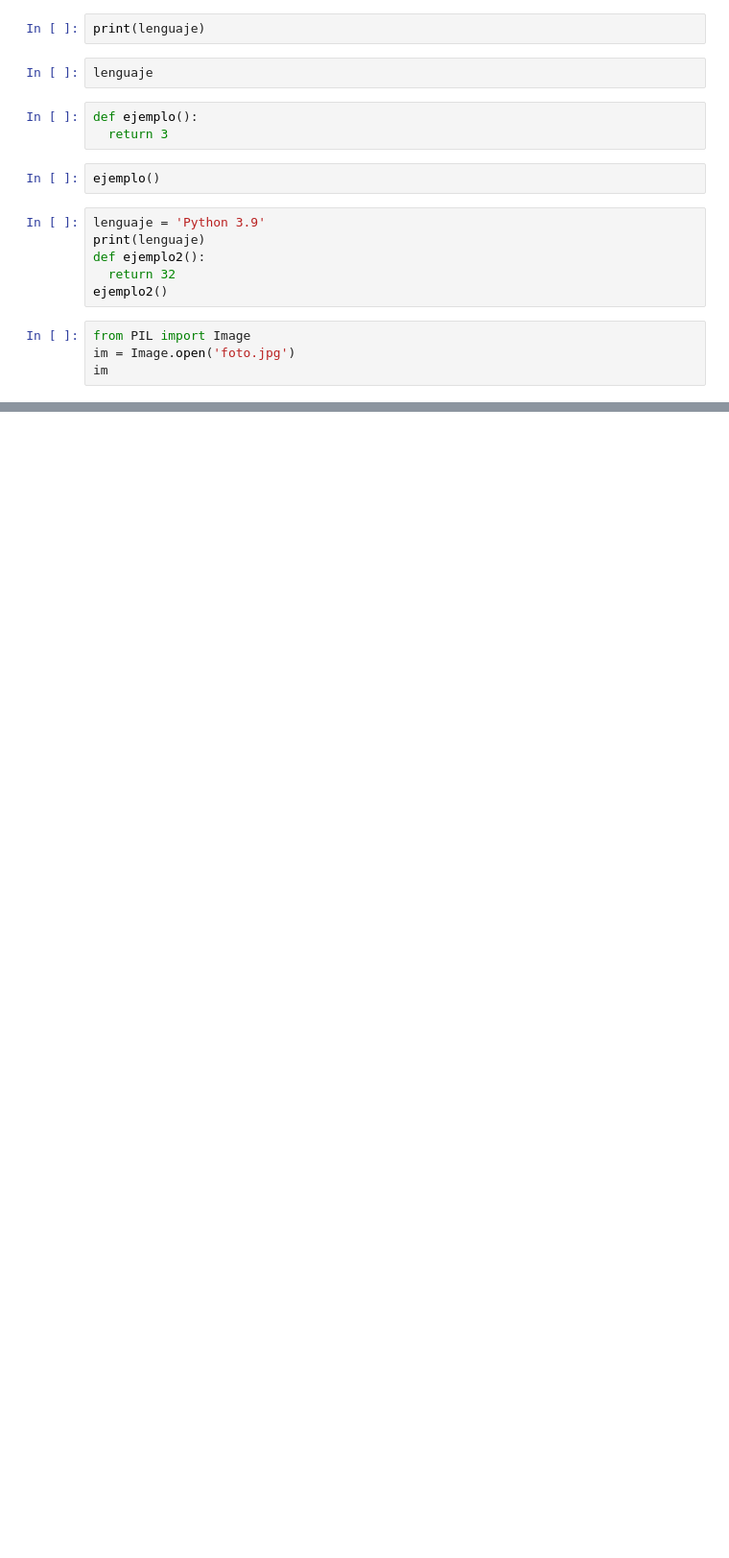
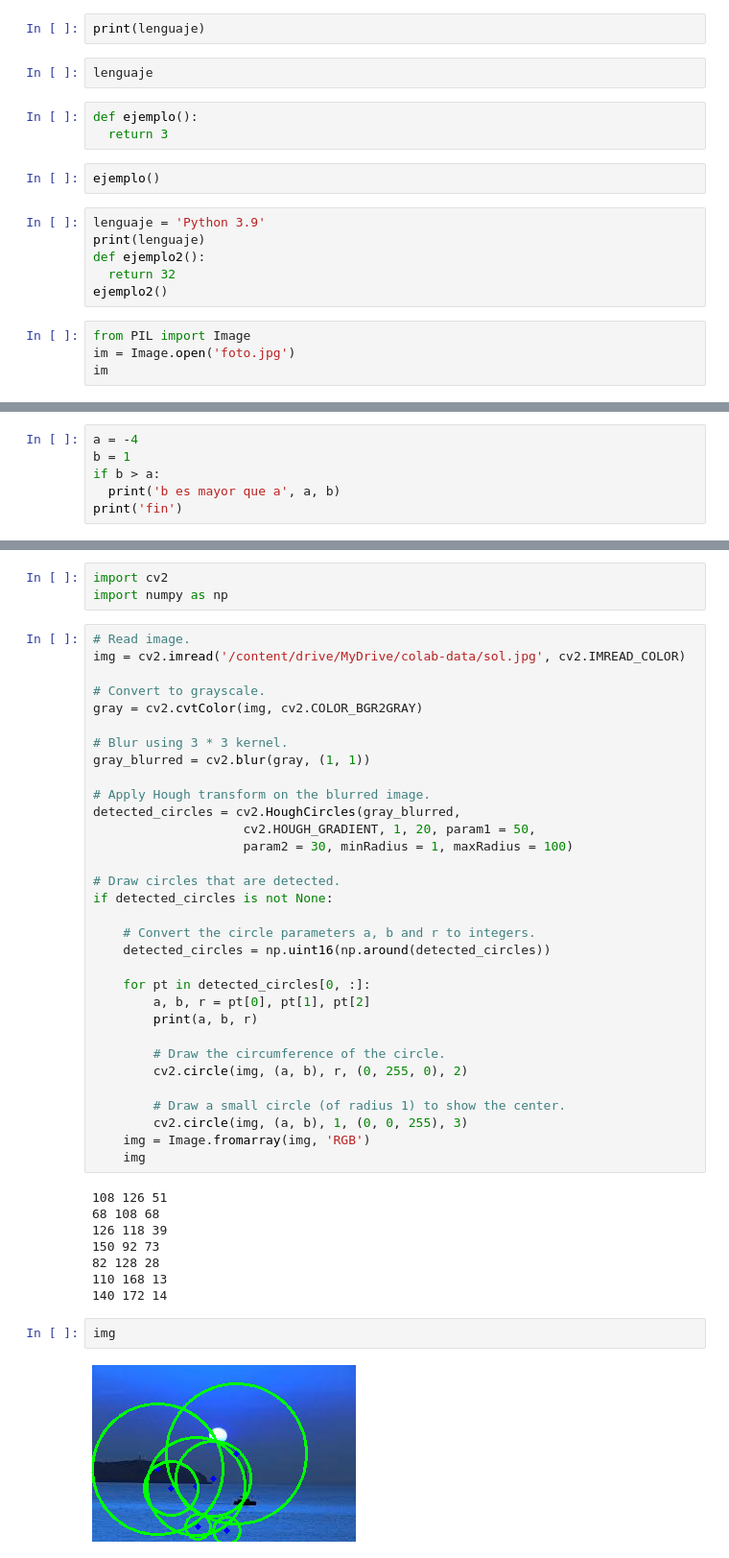
Before and after one commit to izvdawdwes/python-colab, a Jupyter notebook: daw_dwes_python_clase1.ipynb, the cells around one changed output, grey strips where cells are left out. Shown at 96% size. Drawn from its saved outputs; the diff is of its cells as text; blank space fills up the shorter version.

```diff
--- a/daw_dwes_python_clase1.ipynb
+++ b/daw_dwes_python_clase1.ipynb
@@ -36,0 +65,6 @@ im
+# %%
+a = -4
+b = 1
+if b > a:
+  print('b es mayor que a', a, b)
+print('fin')
@@ -36,0 +129,47 @@ im
+# %%
+import cv2
+import numpy as np
+# %%
+# Read image.
+img = cv2.imread('/content/drive/MyDrive/colab-data/sol.jpg', cv2.IMREAD_COLOR)
+
+# Convert to grayscale.
+gray = cv2.cvtColor(img, cv2.COLOR_BGR2GRAY)
+
+# Blur using 3 * 3 kernel.
+gray_blurred = cv2.blur(gray, (1, 1))
+
+# Apply Hough transform on the blurred image.
+detected_circles = cv2.HoughCircles(gray_blurred,
+                    cv2.HOUGH_GRADIENT, 1, 20, param1 = 50,
+                    param2 = 30, minRadius = 1, maxRadius = 100)
+
+# Draw circles that are detected.
+if detected_circles is not None:
+
+    # Convert the circle parameters a, b and r to integers.
+    detected_circles = np.uint16(np.around(detected_circles))
+
+    for pt in detected_circles[0, :]:
+        a, b, r = pt[0], pt[1], pt[2]
+        print(a, b, r)
+
+        # Draw the circumference of the circle.
+        cv2.circle(img, (a, b), r, (0, 255, 0), 2)
+
+        # Draw a small circle (of radius 1) to show the center.
+        cv2.circle(img, (a, b), 1, (0, 0, 255), 3)
+    img = Image.fromarray(img, 'RGB')
+    img
+# %% [output]
+108 126 51
+68 108 68
+126 118 39
+150 92 73
+82 128 28
+110 168 13
+140 172 14
+# %%
+img
+# %% [output]
+[figure, added]
```
Also changed, not shown: parts of 12 cells of this notebook.
